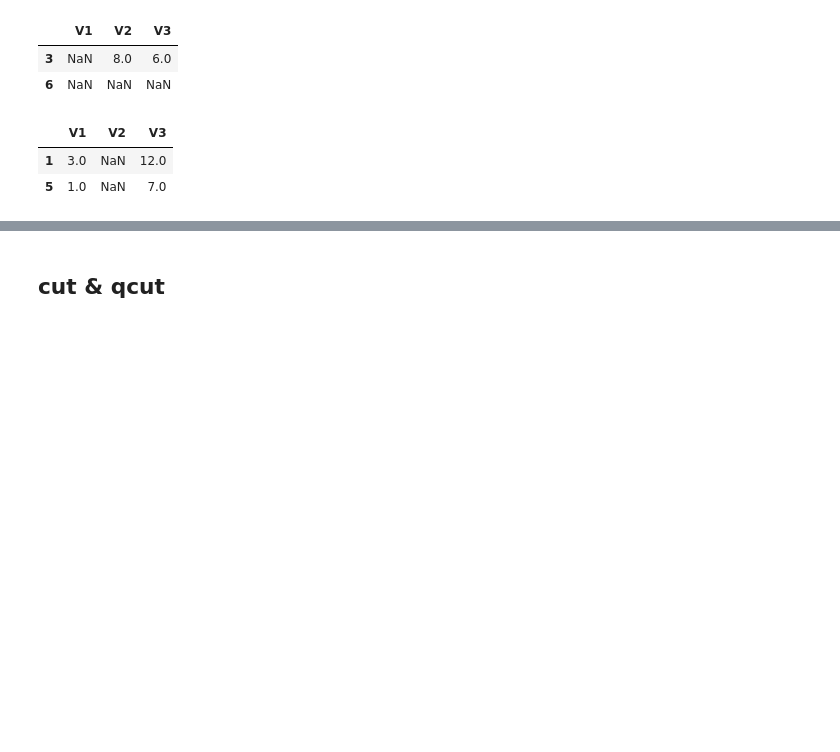
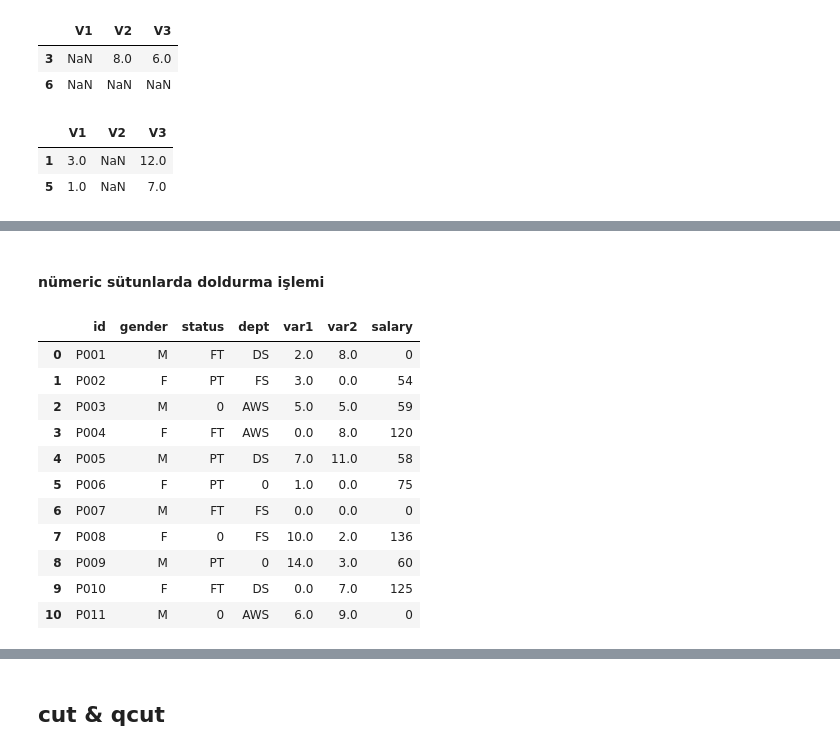
Before and after one commit to MertUrper/Numpy_Pandas, a Jupyter notebook: Pandas_3.ipynb, the cells around one changed output, grey strips where cells are left out. Drawn from its saved outputs; the diff is of its cells as text; code cells hidden in the pictures; blank space fills up the shorter version.

```diff
--- a/Pandas_3.ipynb
+++ b/Pandas_3.ipynb
@@ -762,0 +918,4 @@ df[(df.V2.isna()) & (df.V3.notna())]     # V2'de eksik olan ama V3 de eksik olma
+# %%
+df["status"] = df["status"].replace(to_replace="-", value=np.nan)               # object sütun
+# %%
+df["var1"] = df["var1"].replace(to_replace="-", value=np.nan).astype("float")   # nümeric sütun için astype dönüşümü
@@ -762,0 +939,2 @@ df[(df.V2.isna()) & (df.V3.notna())]     # V2'de eksik olan ama V3 de eksik olma
+# %%
+df.dropna(axis=0, how="any", inplace=False)          # satır da herhangi bir nan varsa siler
@@ -762,0 +971,2 @@ df[(df.V2.isna()) & (df.V3.notna())]     # V2'de eksik olan ama V3 de eksik olma
+# %%
+df.dropna(axis=1, how="any", inplace=False)          # sütünda bir tane bile non varsa sütunu komple siler
@@ -762,0 +1001,17 @@ df[(df.V2.isna()) & (df.V3.notna())]     # V2'de eksik olan ama V3 de eksik olma
+# %% [markdown]
+#### nümeric sütunlarda doldurma işlemi
+# %%
+df.fillna(0)                             # tüm nan yerine 0 atanır
+# %% [output]
+|  | id | gender | status | dept | var1 | var2 | salary |
+| 0 | P001 | M | FT | DS | 2.0 | 8.0 | 0 |
+| 1 | P002 | F | PT | FS | 3.0 | 0.0 | 54 |
+| 2 | P003 | M | 0 | AWS | 5.0 | 5.0 | 59 |
+| 3 | P004 | F | FT | AWS | 0.0 | 8.0 | 120 |
+| 4 | P005 | M | PT | DS | 7.0 | 11.0 | 58 |
+| 5 | P006 | F | PT | 0 | 1.0 | 0.0 | 75 |
+| 6 | P007 | M | FT | FS | 0.0 | 0.0 | 0 |
+| 7 | P008 | F | 0 | FS | 10.0 | 2.0 | 136 |
+| 8 | P009 | M | PT | 0 | 14.0 | 3.0 | 60 |
+| 9 | P010 | F | FT | DS | 0.0 | 7.0 | 125 |
+| 10 | P011 | M | 0 | AWS | 6.0 | 9.0 | 0 |
```
Also changed, not shown: parts of 50 cells of this notebook.
